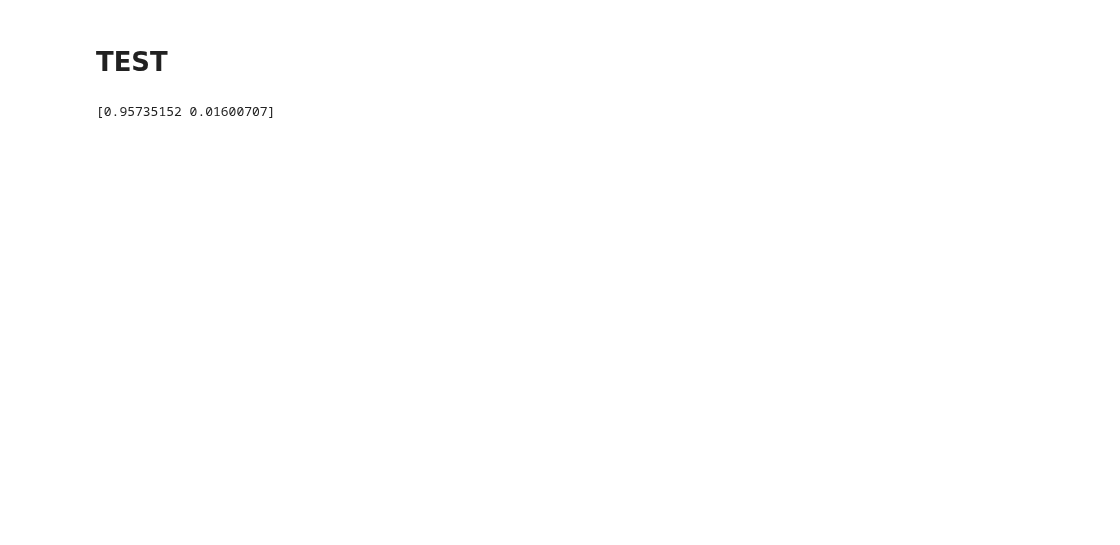
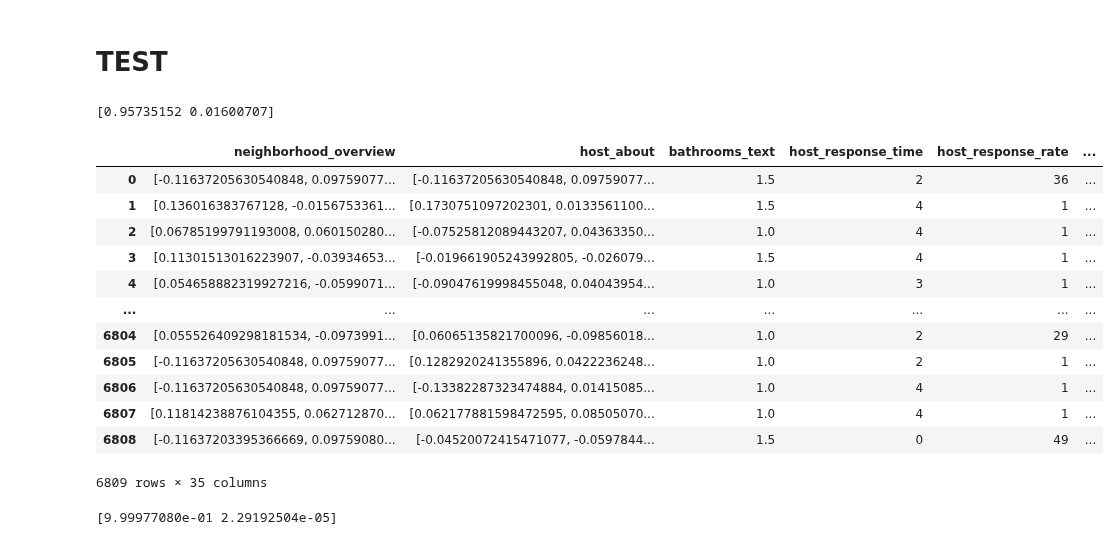
Before and after one commit to MaGiiK02/AirBnB_score_prediction, a Jupyter notebook: step2_process_columns.ipynb, the cells around one changed output. Drawn from its saved outputs; the diff is of its cells as text; code cells hidden in the pictures; blank space fills up the shorter version.

```diff
--- a/step2_process_columns.ipynb
+++ b/step2_process_columns.ipynb
@@ -1095,3 +1089,70 @@ result_df = pd.concat([principal_df, data_with_embeddings], axis=1)
 print(pca.explained_variance_ratio_)
 # %% [output]
 [0.95735152 0.01600707]
+# %%
+processedColumns
+# %% [output]
+|  | neighborhood_overview | host_about | bathrooms_text | host_response_time | host_response_rate | ... |
+| 0 | [-0.11637205630540848, 0.09759077... | [-0.11637205630540848, 0.09759077... | 1.5 | 2 | 36 | ... |
+| 1 | [0.136016383767128, -0.0156753361... | [0.1730751097202301, 0.0133561100... | 1.5 | 4 | 1 | ... |
+| 2 | [0.06785199791193008, 0.060150280... | [-0.07525812089443207, 0.04363350... | 1.0 | 4 | 1 | ... |
+| 3 | [0.11301513016223907, -0.03934653... | [-0.019661905243992805, -0.026079... | 1.5 | 4 | 1 | ... |
+| 4 | [0.054658882319927216, -0.0599071... | [-0.09047619998455048, 0.04043954... | 1.0 | 3 | 1 | ... |
+| ... | ... | ... | ... | ... | ... | ... |
+| 6804 | [0.055526409298181534, -0.0973991... | [0.06065135821700096, -0.09856018... | 1.0 | 2 | 29 | ... |
+| 6805 | [-0.11637205630540848, 0.09759077... | [0.1282920241355896, 0.0422236248... | 1.0 | 2 | 1 | ... |
+| 6806 | [-0.11637205630540848, 0.09759077... | [-0.13382287323474884, 0.01415085... | 1.0 | 4 | 1 | ... |
+| 6807 | [0.11814238876104355, 0.062712870... | [0.062177881598472595, 0.08505070... | 1.0 | 4 | 1 | ... |
+| 6808 | [-0.11637203395366669, 0.09759080... | [-0.04520072415471077, -0.0597844... | 1.5 | 0 | 49 | ... |
+6809 rows × 35 columns
+# %%
+import pandas as pd
+from sentence_transformers import SentenceTransformer
+from sklearn.decomposition import PCA
+
+"""
+# Load pre-trained SentenceTransformer model
+model = SentenceTransformer('all-MiniLM-L6-v2')
+
+# Create a Pandas DataFrame with numerical columns and a text column for embeddings
+data = pd.DataFrame({
+    'numerical1': [1, 2, 3, 4, 5],
+    'numerical2': [2, 4, 6, 8, 10],
+    'text_embeddings': ['The quick brown fox jumps over the lazy dog',
+                        'The cat in the hat',
+                        'The sky is blue',
+                        'The grass is green',
+                        'The sun is shining']
+})
+
+# Generate embeddings for the text column
+embeddings = model.encode(data['text_embeddings'])
+
+# Convert embeddings to a DataFrame with string column names
+embedding_df = pd.DataFrame(embeddings, columns=[f'embedding_{i+1}' for i in range(embeddings.shape[1])])
+
+# Concatenate the numerical columns and the embeddings into a single DataFrame
+data_with_embeddings = pd.concat([data[['numerical1', 'numerical2']], embedding_df], axis=1)
+"""
+processedColumns2 = pd.concat([processedColumns.select_dtypes(include=['int', 'float'])], axis=1)
+
+processedColumns2.dropna(inplace=True)
+# Convert column names to strings
+processedColumns2.columns = processedColumns2.columns.astype(str)
+
+# Create a PCA object with 2 components
+pca = PCA(n_components=2)
+
+# Fit and transform the data to 2 principal components
+principal_components = pca.fit_transform(processedColumns2)
+
+# Convert principal components to a DataFrame with string column names
+principal_df = pd.DataFrame(data=principal_components, columns=['PC1', 'PC2'])
+
+# Concatenate the principal components with the original data
+result_df = pd.concat([principal_df, data_with_embeddings], axis=1)
+
+# Print the explained variance ratio of the 2 components
+print(pca.explained_variance_ratio_)
+# %% [output]
+[9.99977080e-01 2.29192504e-05]
```
Also changed, not shown: parts of 9 cells of this notebook.
